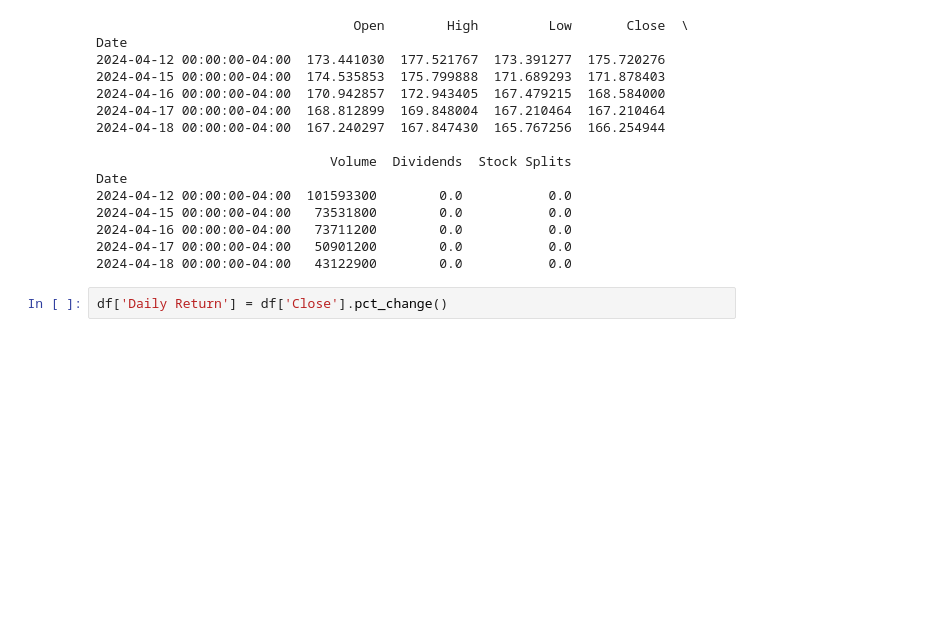
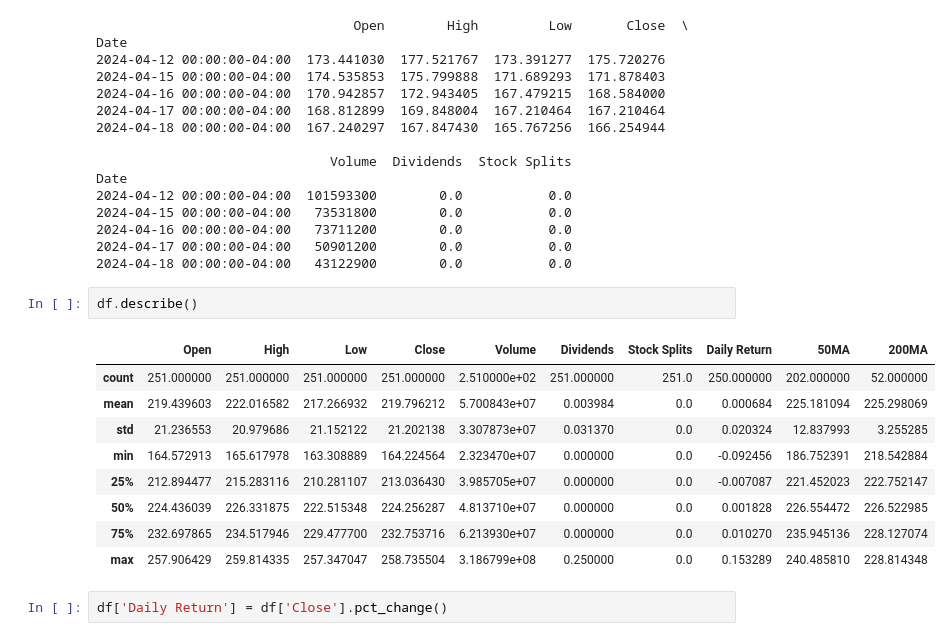
Before and after one commit to TerminalGambit/PersonalStockTrackerAnalyser, a Jupyter notebook: main.ipynb, the cells around one changed output. Drawn from its saved outputs; the diff is of its cells as text; blank space fills up the shorter version.

```diff
--- a/main.ipynb
+++ b/main.ipynb
@@ -20,6 +20,18 @@ Date
 2024-04-16 00:00:00-04:00   73711200        0.0           0.0
 2024-04-17 00:00:00-04:00   50901200        0.0           0.0
 2024-04-18 00:00:00-04:00   43122900        0.0           0.0
+# %%
+df.describe()
+# %% [output]
+|  | Open | High | Low | Close | Volume | Dividends | Stock Splits | Daily Return | 50MA | 200MA |
+| count | 251.000000 | 251.000000 | 251.000000 | 251.000000 | 2.510000e+02 | 251.000000 | 251.0 | 250.000000 | 202.000000 | 52.000000 |
+| mean | 219.439603 | 222.016582 | 217.266932 | 219.796212 | 5.700843e+07 | 0.003984 | 0.0 | 0.000684 | 225.181094 | 225.298069 |
+| std | 21.236553 | 20.979686 | 21.152122 | 21.202138 | 3.307873e+07 | 0.031370 | 0.0 | 0.020324 | 12.837993 | 3.255285 |
+| min | 164.572913 | 165.617978 | 163.308889 | 164.224564 | 2.323470e+07 | 0.000000 | 0.0 | -0.092456 | 186.752391 | 218.542884 |
+| 25% | 212.894477 | 215.283116 | 210.281107 | 213.036430 | 3.985705e+07 | 0.000000 | 0.0 | -0.007087 | 221.452023 | 222.752147 |
+| 50% | 224.436039 | 226.331875 | 222.515348 | 224.256287 | 4.813710e+07 | 0.000000 | 0.0 | 0.001828 | 226.554472 | 226.522985 |
+| 75% | 232.697865 | 234.517946 | 229.477700 | 232.753716 | 6.213930e+07 | 0.000000 | 0.0 | 0.010270 | 235.945136 | 228.127074 |
+| max | 257.906429 | 259.814335 | 257.347047 | 258.735504 | 3.186799e+08 | 0.250000 | 0.0 | 0.153289 | 240.485810 | 228.814348 |
 # %%
 df['Daily Return'] = df['Close'].pct_change()
 # %%
```
Also changed, not shown: 4 other files.
